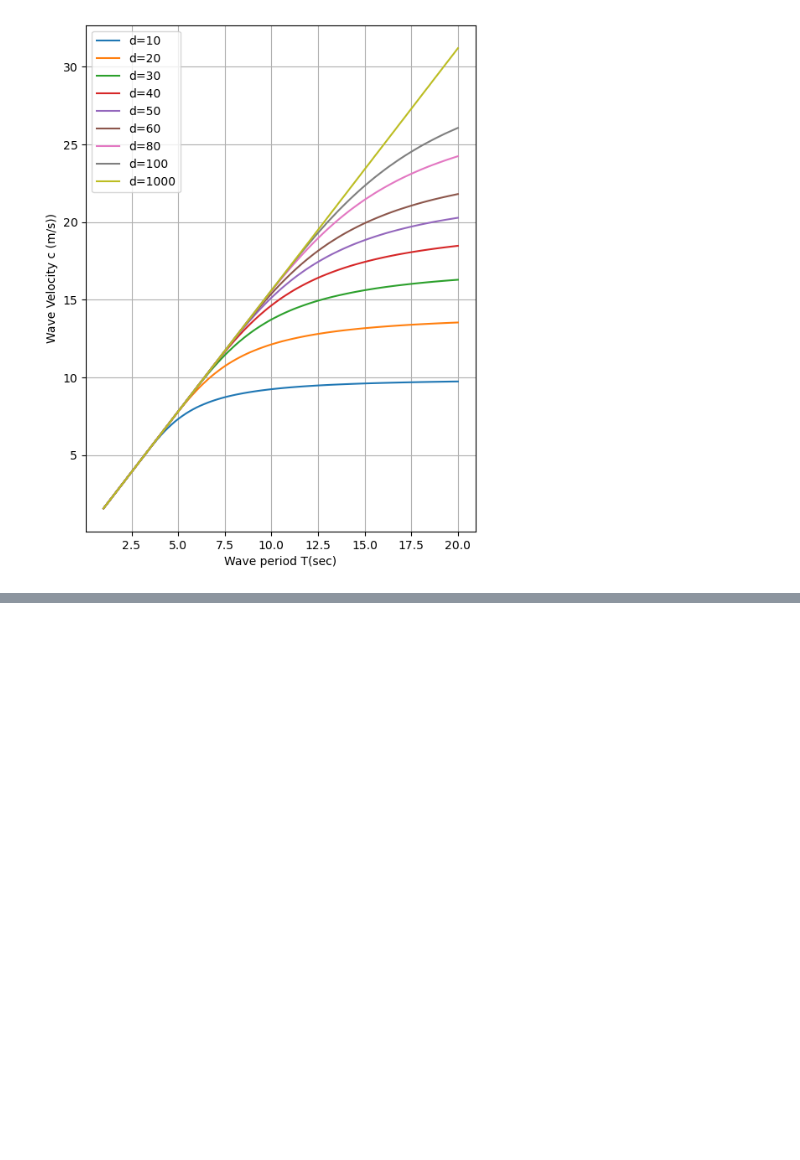
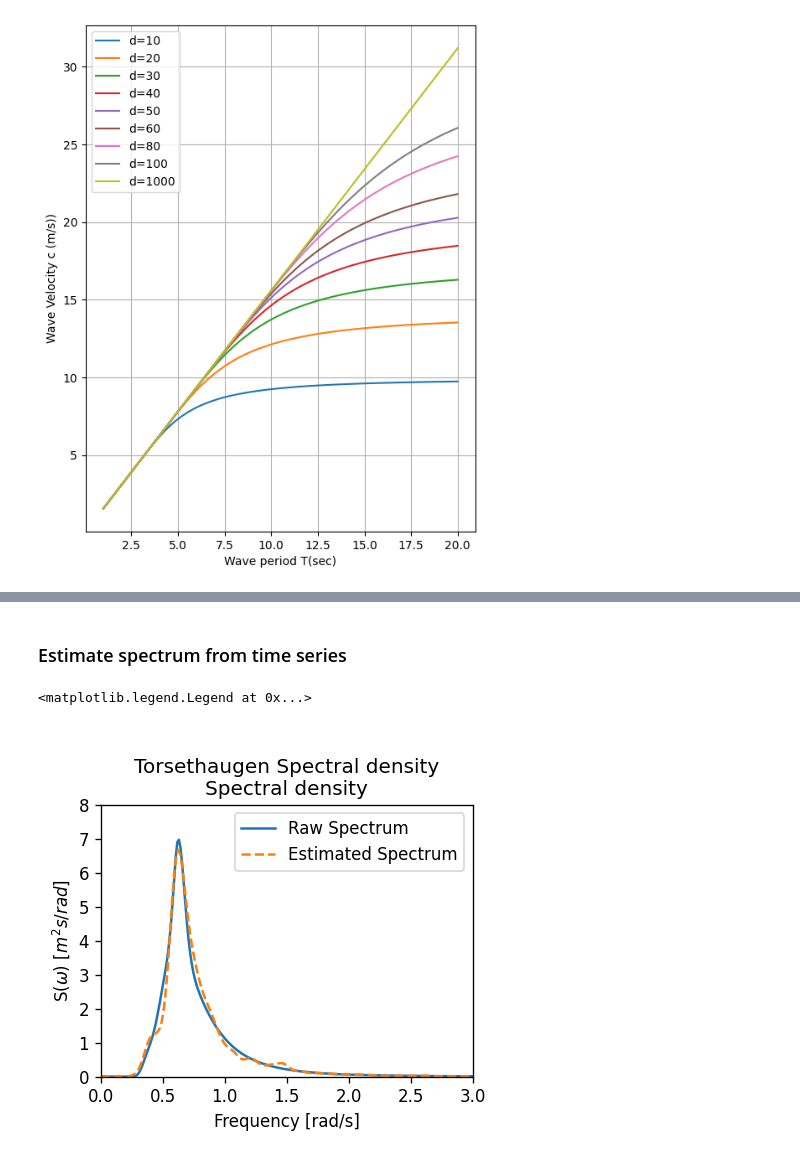
Before and after one commit to famiuer/EnvironmentalStudy, a Jupyter notebook: Examples/3 Wave.ipynb, the cells around one changed output, grey strips where cells are left out. Cells and saved outputs as stored; diff of their text form; code cells hidden in the pictures; blank space fills up the shorter version.

```diff
--- a/Examples/3 Wave.ipynb
+++ b/Examples/3 Wave.ipynb
@@ -278,0 +142,19 @@ ax.legend()
+# %% [markdown]
+### Estimate spectrum from time series
+# %%
+import matplotlib.pyplot as plt
+fig = plt.figure(figsize=(4, 3), dpi=120)
+ax = fig.add_subplot(1,1,1)
+
+#Fs = 4;
+#xs = S1.sim(ns=int(20 * 60 * Fs), dt=1. / Fs)
+#ts = wo.mat2timeseries(xs)
+Sest = ts.tospecdata(L=800)
+TSdata.plot()
+Sest.plot('--')
+plt.axis([0, 3, 0, 8]) # This may depend on the simulation
+
+plt.legend(['Raw Spectrum','Estimated Spectrum'])
+# %% [output]
+<matplotlib.legend.Legend at 0x...>
+[figure, added]
```
Also changed, not shown: parts of 20 cells of this notebook.
